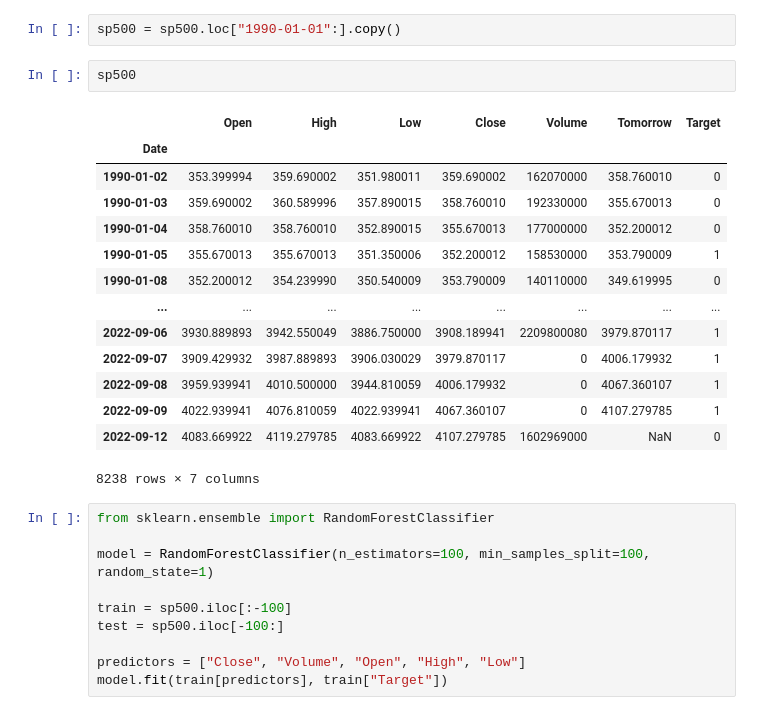
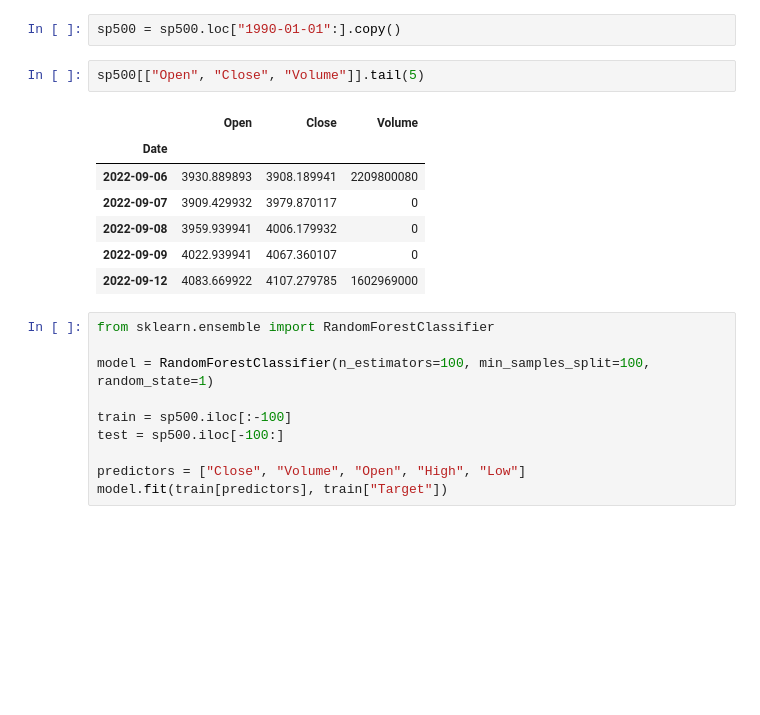
Before and after one commit to dataquestio/project-walkthroughs, a Jupyter notebook: sp_500/market_prediction.ipynb, the cells around one changed output. Saved outputs shown, nothing was run; the diff lists cells and outputs as text; blank space fills up the shorter version.

```diff
--- a/sp_500/market_prediction.ipynb
+++ b/sp_500/market_prediction.ipynb
@@ -43,22 +43,15 @@ sp500["Target"] = (sp500["Tomorrow"] > sp500["Close"]).astype(int)
 # %%
 sp500 = sp500.loc["1990-01-01":].copy()
 # %%
-sp500
+sp500[["Open", "Close", "Volume"]].tail(5)
 # %% [output]
-|  | Open | High | Low | Close | Volume | Tomorrow | Target |
-| Date |  |  |  |  |  |  |  |
-| 1990-01-02 | 353.399994 | 359.690002 | 351.980011 | 359.690002 | 162070000 | 358.760010 | 0 |
-| 1990-01-03 | 359.690002 | 360.589996 | 357.890015 | 358.760010 | 192330000 | 355.670013 | 0 |
-| 1990-01-04 | 358.760010 | 358.760010 | 352.890015 | 355.670013 | 177000000 | 352.200012 | 0 |
-| 1990-01-05 | 355.670013 | 355.670013 | 351.350006 | 352.200012 | 158530000 | 353.790009 | 1 |
-| 1990-01-08 | 352.200012 | 354.239990 | 350.540009 | 353.790009 | 140110000 | 349.619995 | 0 |
-| ... | ... | ... | ... | ... | ... | ... | ... |
-| 2022-09-06 | 3930.889893 | 3942.550049 | 3886.750000 | 3908.189941 | 2209800080 | 3979.870117 | 1 |
-| 2022-09-07 | 3909.429932 | 3987.889893 | 3906.030029 | 3979.870117 | 0 | 4006.179932 | 1 |
-| 2022-09-08 | 3959.939941 | 4010.500000 | 3944.810059 | 4006.179932 | 0 | 4067.360107 | 1 |
-| 2022-09-09 | 4022.939941 | 4076.810059 | 4022.939941 | 4067.360107 | 0 | 4107.279785 | 1 |
-| 2022-09-12 | 4083.669922 | 4119.279785 | 4083.669922 | 4107.279785 | 1602969000 | NaN | 0 |
+|  | Open | Close | Volume |
+| Date |  |  |  |
+| 2022-09-06 | 3930.889893 | 3908.189941 | 2209800080 |
+| 2022-09-07 | 3909.429932 | 3979.870117 | 0 |
+| 2022-09-08 | 3959.939941 | 4006.179932 | 0 |
+| 2022-09-09 | 4022.939941 | 4067.360107 | 0 |
+| 2022-09-12 | 4083.669922 | 4107.279785 | 1602969000 |
-8238 rows × 7 columns
 # %%
 from sklearn.ensemble import RandomForestClassifier
 
```
Also changed, not shown: parts of 1 cell of this notebook, 4 other files.
